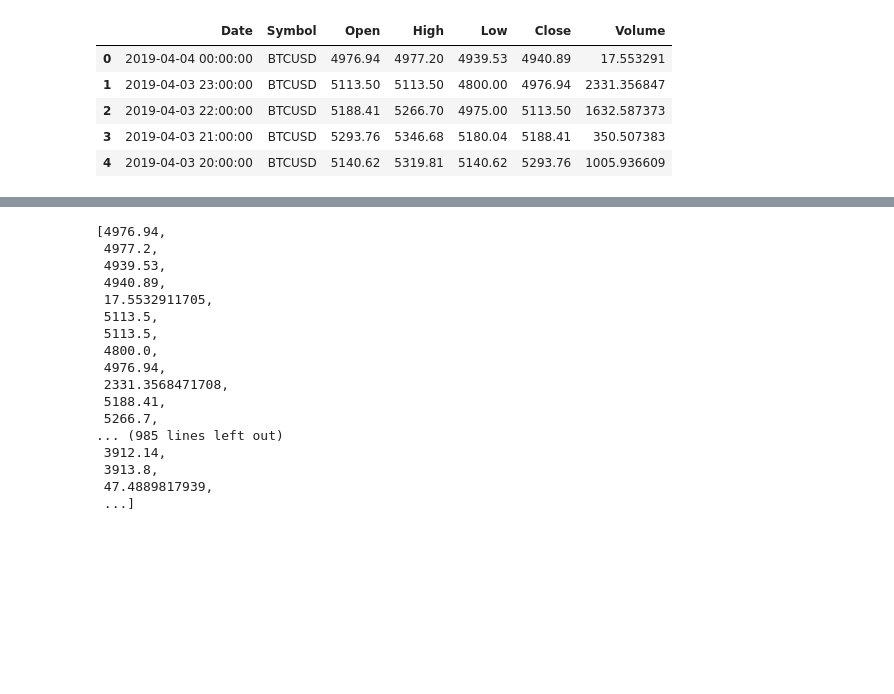
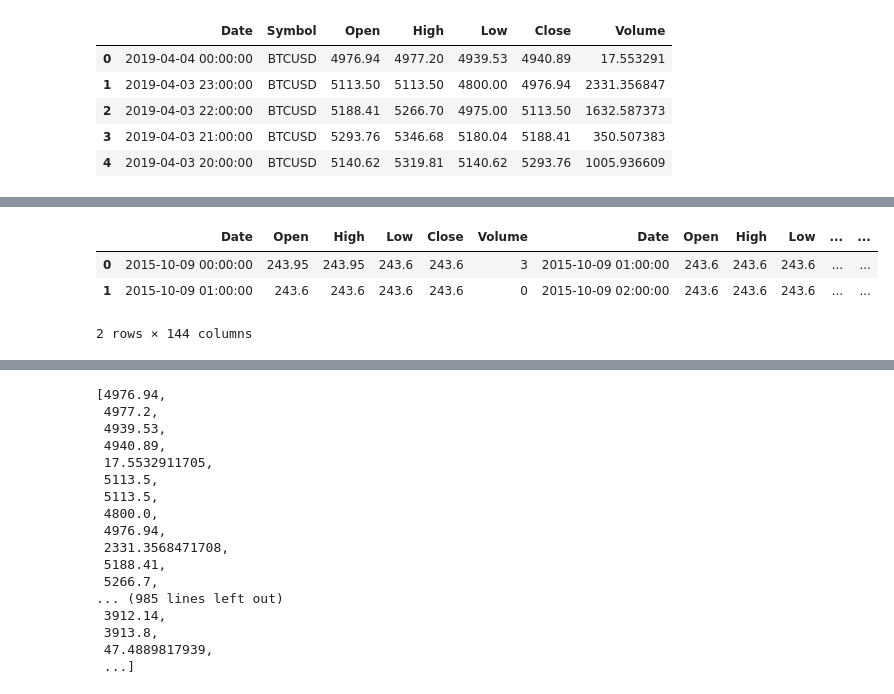
Before and after one commit to Nexil221/BSc-project, a Jupyter notebook: rf1.ipynb, the cells around one changed output, grey strips where cells are left out. Cells and saved outputs as stored; diff of their text form; code cells hidden in the pictures; blank space fills up the shorter version.

```diff
--- a/rf1.ipynb
+++ b/rf1.ipynb
@@ -104,0 +145,15 @@ crypto_data.head()
+# %%
+#### index = 0
+a = df_btc.iloc[0:0+24].stack().to_frame().T
+#drop first lvl columns
+a.columns = a.columns.droplevel()
+b = df_btc.iloc[1:1+24].stack().to_frame().T
+b.columns = b.columns.droplevel()
+
+a = a.append(b, ignore_index=True)
+a
+# %% [output]
+|  | Date | Open | High | Low | Close | Volume | Date | Open | High | Low | ... | ... |
+| 0 | 2015-10-09 00:00:00 | 243.95 | 243.95 | 243.6 | 243.6 | 3 | 2015-10-09 01:00:00 | 243.6 | 243.6 | 243.6 | ... | ... |
+| 1 | 2015-10-09 01:00:00 | 243.6 | 243.6 | 243.6 | 243.6 | 0 | 2015-10-09 02:00:00 | 243.6 | 243.6 | 243.6 | ... | ... |
+2 rows × 144 columns
```
Also changed, not shown: parts of 31 cells of this notebook, 1 other file.
